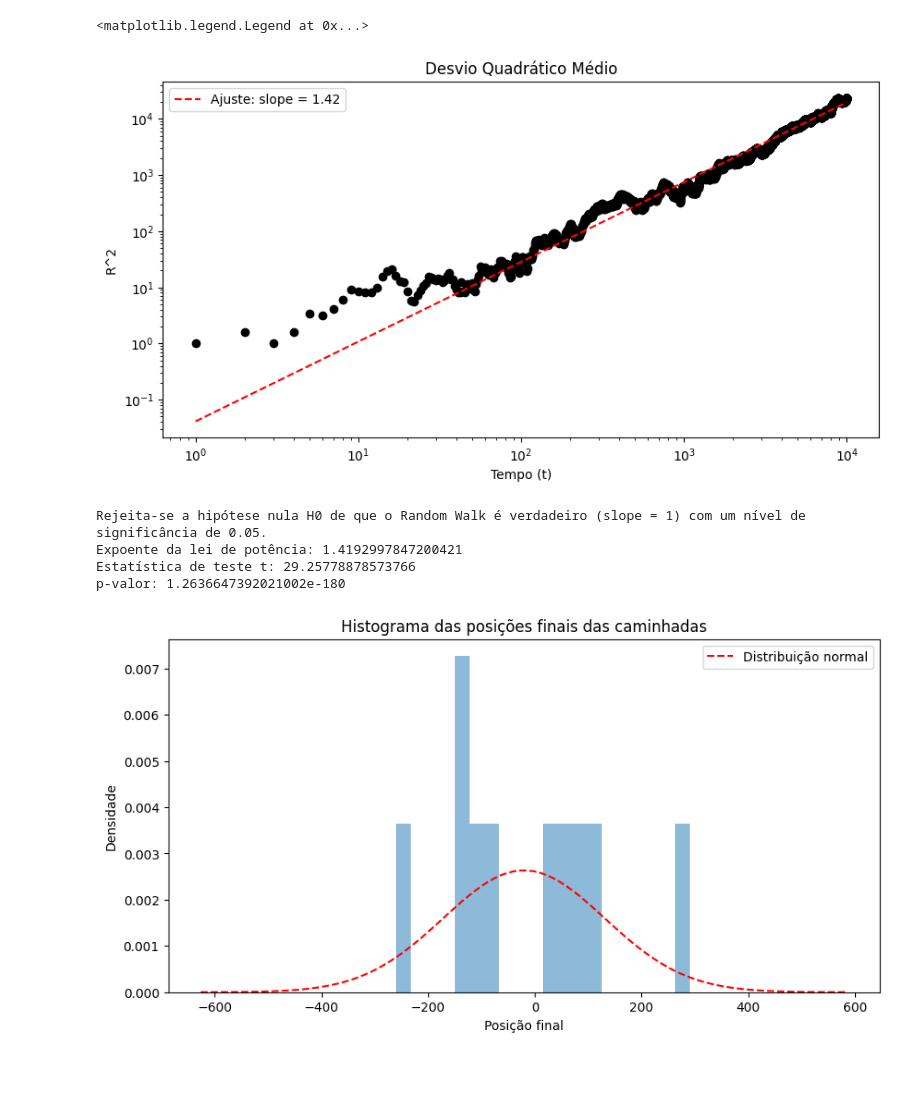
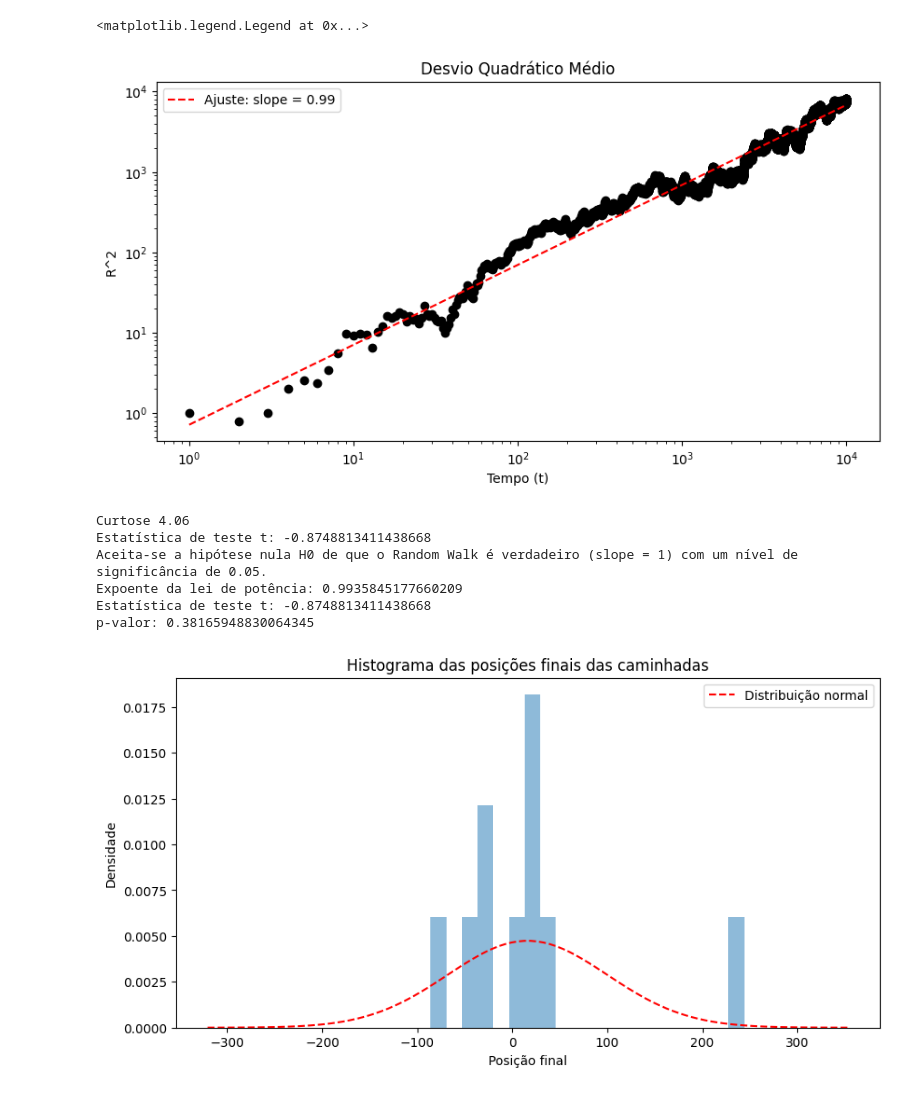
Before and after one commit to mihanne/Praticas_PMMC, a Jupyter notebook: Caminhante_Aleatorio/RandomWalk.ipynb, the cells around one changed output. Cells and saved outputs as stored; diff of their text form; code cells hidden in the pictures.

Commit message:
Algoritmo Random Walk

```diff
--- a/Caminhante_Aleatorio/RandomWalk.ipynb
+++ b/Caminhante_Aleatorio/RandomWalk.ipynb
@@ -2,12 +2,13 @@
 import numpy as np
 import matplotlib.pyplot as plt
 from scipy import stats
+from hurst import compute_Hc, random_walk
 
 # Definindo as constantes e parâmetros
 m = 2**32
-a = 1664525
+a = 16807
 c = 1013904223
-x0 = 123456789
+x0 = 0
 # %%
 # Função para gerar números pseudo-aleatórios congruenciais
 def congruential_random(n, m, a, c, x0):
@@ -64,39 +65,47 @@ plt.loglog(t, np.exp(intercept)*t**slope, 'r--', label='Ajuste: slope = {:.2f}'.
 plt.legend()
 # %% [output]
 <matplotlib.legend.Legend at 0x...>
-[figure, old version]
+[figure, new version]
 # %%
-# Teste de hipóteses para o expoente da lei de potência
-t_statistic = (slope - 1) / (np.std(np.log(r2)) / np.sqrt(n_steps))
+# Cálculo do momento de ordem 4 (curtose)
+kurtosis = stats.kurtosis(np.log(r2))
+print('Curtose {:.2f}'.format(kurtosis))
+
+# Teste de hipóteses para o expoente da lei de potência con ajuste pela kurtosis
+t_statistic = (slope - 1) / (np.std(np.log(r2)) / np.sqrt(n_steps) * np.sqrt((n_steps**2-1)/((n_steps-2)*(n_steps+1))*(1/4*kurtosis-1/2)))
+print('Estatística de teste t:', t_statistic)
+
 p_value = stats.t.sf(np.abs(t_statistic), n_steps-2)*2
 alpha = 0.05
 t_critical = np.abs(np.round(stats.t.ppf(alpha/2, n_steps-2), 2))
 
 if np.abs(t_statistic) < t_critical:
     print('Aceita-se a hipótese nula H0 de que o Random Walk é verdadeiro (slope = 1) com um nível de significância de {:.2f}.'.format(alpha))
 else:
     print('Rejeita-se a hipótese nula H0 de que o Random Walk é verdadeiro (slope = 1) com um nível de significância de {:.2f}.'.format(alpha))
 print('Expoente da lei de potência:', slope)
 print('Estatística de teste t:', t_statistic)
 print('p-valor:', p_value)
 
 # Verificação do Teorema Central do Limite
 final_positions = np.sum(steps, axis=1)
 plt.figure(figsize=(10,5))
 plt.hist(final_positions, bins=20, density=True, alpha=0.5)
 mu = np.mean(final_positions)
 sigma = np.std(final_positions)
 x = np.linspace(mu - 4*sigma, mu + 4*sigma, 100)
 plt.plot(x, stats.norm.pdf(x, mu, sigma), 'r--', label='Distribuição normal')
 plt.title('Histograma das posições finais das caminhadas')
 plt.xlabel('Posição final')
 plt.ylabel('Densidade')
 plt.legend()
 
 plt.show()
 # %% [output]
-Rejeita-se a hipótese nula H0 de que o Random Walk é verdadeiro (slope = 1) com um nível de significância de 0.05.
-Expoente da lei de potência: 1.4192997847200421
-Estatística de teste t: 29.25778878573766
-p-valor: 1.2636647392021002e-180
+Curtose 4.06
+Estatística de teste t: -0.8748813411438668
+Aceita-se a hipótese nula H0 de que o Random Walk é verdadeiro (slope = 1) com um nível de significância de 0.05.
+Expoente da lei de potência: 0.9935845177660209
+Estatística de teste t: -0.8748813411438668
+p-valor: 0.38165948830064345
-[figure, old version]
+[figure, new version]
```
Also changed, not shown: parts of 3 cells of this notebook.
